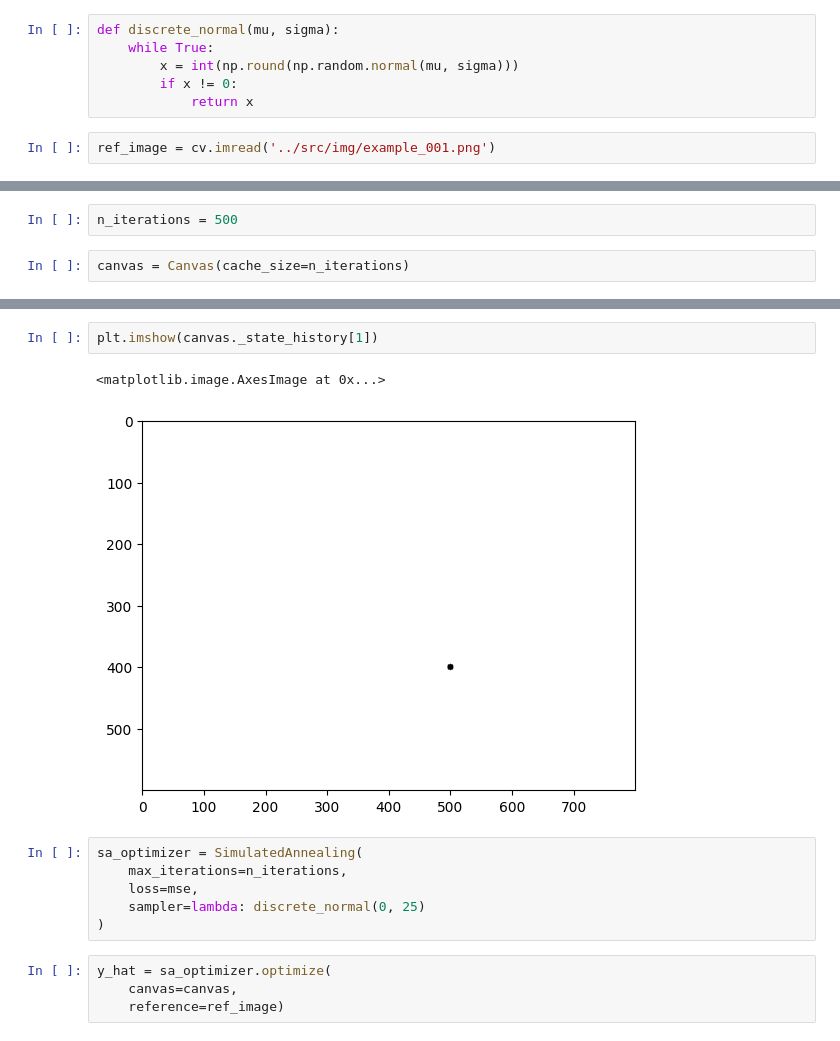
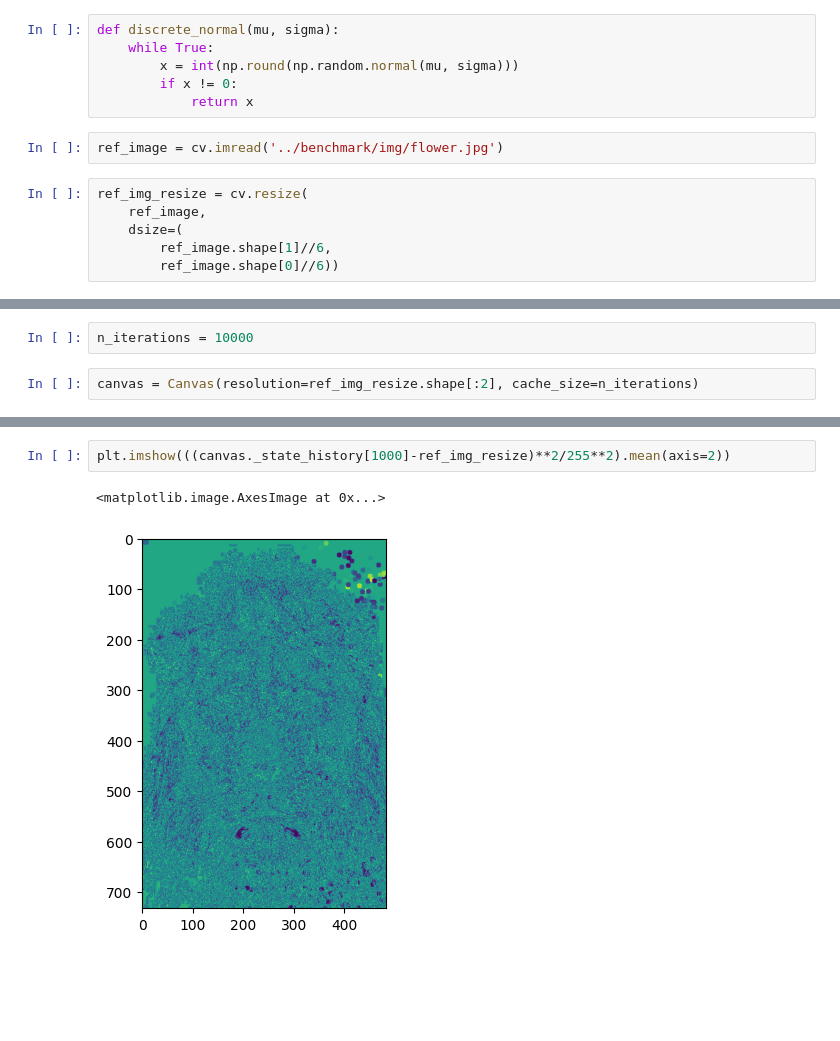
Before and after one commit to tadz-io/procedural-painting, a Jupyter notebook: notebooks/01_prototyping.ipynb, the cells around one changed output, grey strips where cells are left out. Drawn from its saved outputs; the diff is of its cells as text; blank space fills up the shorter version.

```diff
--- a/notebooks/01_prototyping.ipynb
+++ b/notebooks/01_prototyping.ipynb
@@ -20,4 +12,10 @@ def discrete_normal(mu, sigma):
         if x != 0:
             return x
 # %%
-ref_image = cv.imread('../src/img/example_001.png')
+ref_image = cv.imread('../benchmark/img/flower.jpg')
+# %%
+ref_img_resize = cv.resize(
+    ref_image,
+    dsize=(
+        ref_image.shape[1]//6,
+        ref_image.shape[0]//6))
@@ -24,4 +27,4 @@ ref_image = cv.imread('../src/img/example_001.png')
 # %%
-n_iterations = 500
+n_iterations = 10000
 # %%
-canvas = Canvas(cache_size=n_iterations)
+canvas = Canvas(resolution=ref_img_resize.shape[:2], cache_size=n_iterations)
@@ -45,15 +122,5 @@ plt.imshow(canvas.previous_state)
 # %%
-plt.imshow(canvas._state_history[1])
+plt.imshow(((canvas._state_history[1000]-ref_img_resize)**2/255**2).mean(axis=2))
 # %% [output]
 <matplotlib.image.AxesImage at 0x...>
-[figure, old version]
+[figure, new version]
-# %%
-sa_optimizer = SimulatedAnnealing(
-    max_iterations=n_iterations,
-    loss=mse,
-    sampler=lambda: discrete_normal(0, 25)
-)
-# %%
-y_hat = sa_optimizer.optimize(
-    canvas=canvas,
-    reference=ref_image)
```
Also changed, not shown: parts of 28 cells of this notebook.
